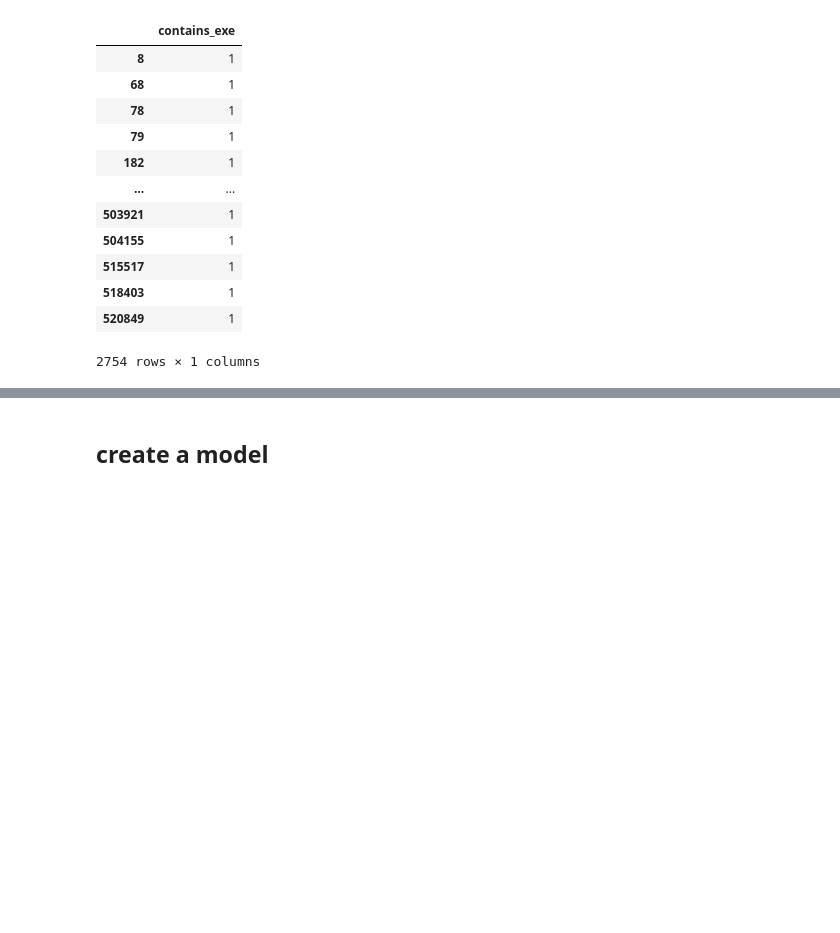
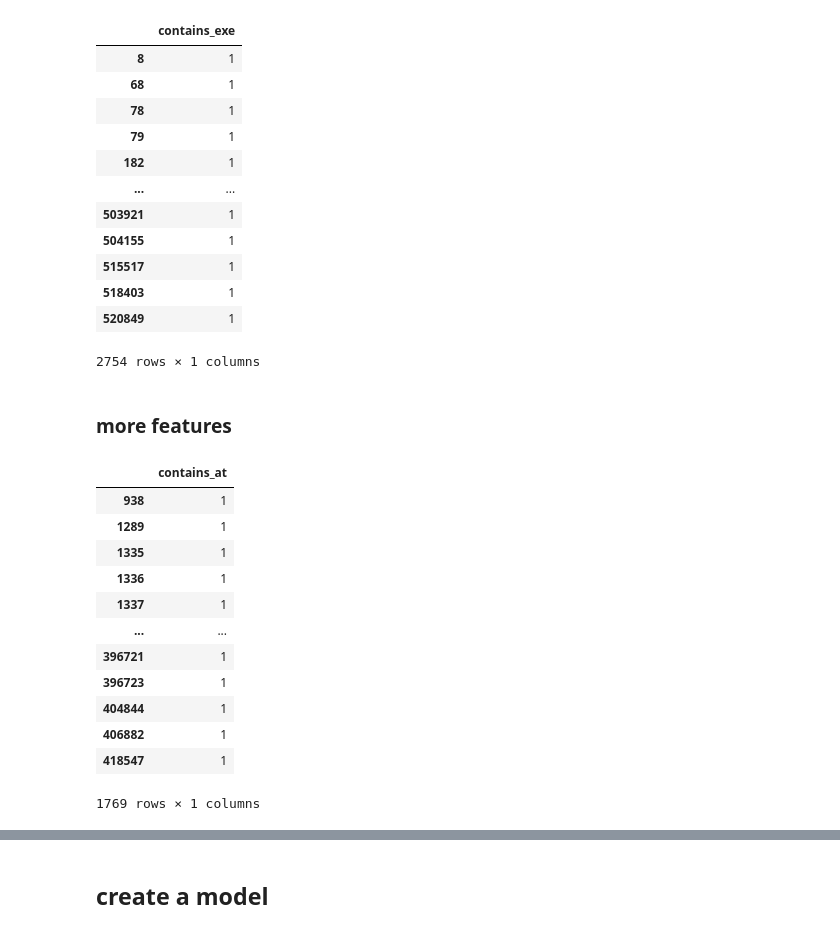
Before and after one commit to orenlac93/Machine-Learning-In-Cyber-Security, a Jupyter notebook: Malicious Url Detection/url_classification-artificial-data.ipynb, the cells around one changed output, grey strips where cells are left out. Cells and saved outputs as stored; diff of their text form; code cells hidden in the pictures; blank space fills up the shorter version.

```diff
--- a/Malicious Url Detection/url_classification-artificial-data.ipynb
+++ b/Malicious Url Detection/url_classification-artificial-data.ipynb
@@ -437,3 +437,24 @@ contains_exe.loc[(contains_exe['contains_exe'] > 0)]
 | 518403 | 1 |
 | 520849 | 1 |
 2754 rows × 1 columns
+# %% [markdown]
+### more features
+# %%
+contains_at = pd.DataFrame(urls_data["url"].str.count("@"))
+
+contains_at.columns = ['contains_at']
+contains_at.loc[(contains_at['contains_at'] > 0)]
+# %% [output]
+|  | contains_at |
+| 938 | 1 |
+| 1289 | 1 |
+| 1335 | 1 |
+| 1336 | 1 |
+| 1337 | 1 |
+| ... | ... |
+| 396721 | 1 |
+| 396723 | 1 |
+| 404844 | 1 |
+| 406882 | 1 |
+| 418547 | 1 |
+1769 rows × 1 columns
```
Also changed, not shown: parts of 17 cells of this notebook, 2 other files.
